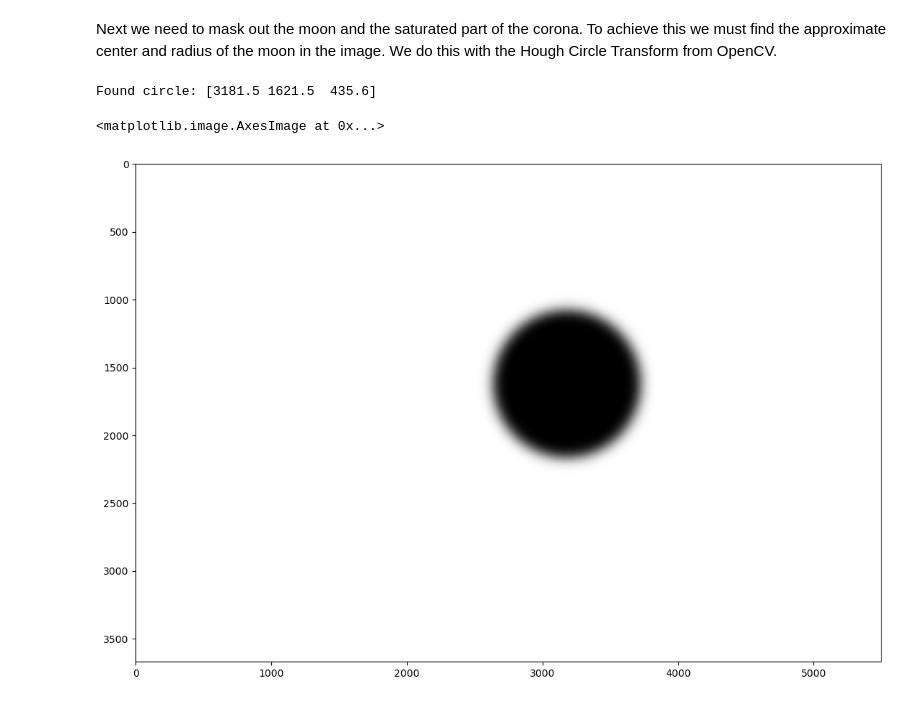
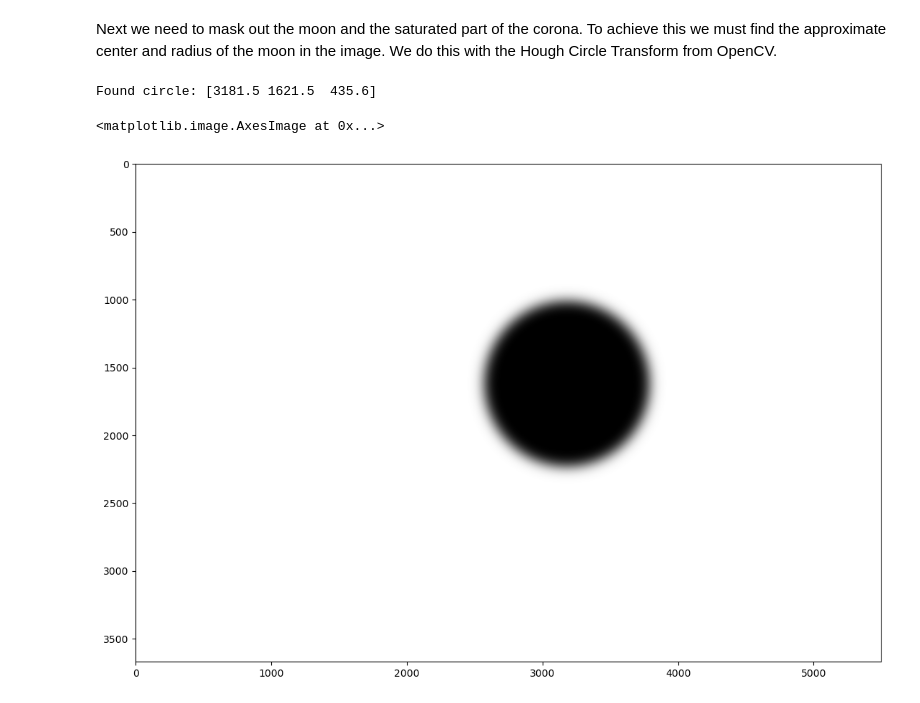
Before and after one commit to naavis/eclipsetools, a Jupyter notebook: notebooks/phase-correlation-basics.ipynb, the cells around one changed output. Saved outputs shown, nothing was run; the diff lists cells and outputs as text; code cells hidden in the pictures.

```diff
--- a/notebooks/phase-correlation-basics.ipynb
+++ b/notebooks/phase-correlation-basics.ipynb
@@ -35,28 +35,29 @@ Next we need to mask out the moon and the saturated part of the corona. To achie
 # %%
 import cv2
 
 def find_circle(image: np.ndarray, min_radius, max_radius) -> np.ndarray | None:
     image_8bit = (image * 255).astype(np.uint8)
 
     detected_circles = cv2.HoughCircles(image_8bit, cv2.HOUGH_GRADIENT, dp=3, minDist=image_8bit.shape[0]/16.0, param1=200, param2=100, minRadius=min_radius, maxRadius=max_radius)
     if detected_circles is not None:
         return detected_circles[0][0]
     else:
         return None
 
 found_circle = find_circle(raw_image[:, :, 1], min_radius=300, max_radius=700)
 print(f"Found circle: {found_circle}")
 moon_mask = np.zeros_like(raw_image[:, :, 1])
 r = found_circle[2]
 x = found_circle[0]
 y = found_circle[1]
-moon_mask = 1 - cv2.circle(moon_mask, (int(x), int(y)), int(1.25 * r), 1, thickness=-1)
+moon_radius_multiplier = 1.4
+moon_mask = 1 - cv2.circle(moon_mask, (int(x), int(y)), int(moon_radius_multiplier * r), 1, thickness=-1)
 moon_mask = cv2.GaussianBlur(moon_mask, (0, 0), sigmaX=moon_mask.shape[0] / 80, sigmaY=moon_mask.shape[0] / 80)
 plt.imshow(moon_mask, cmap='gray', vmin=0, vmax=1)
 # %% [output]
 Found circle: [3181.5 1621.5  435.6]
 <matplotlib.image.AxesImage at 0x...>
-[figure, old version]
+[figure, new version]
 # %%
 combined_mask = moon_mask * window
 plt.imshow(moon_mask * window, cmap='gray', vmin=0, vmax=1)
```
Also changed, not shown: parts of 4 cells of this notebook.
